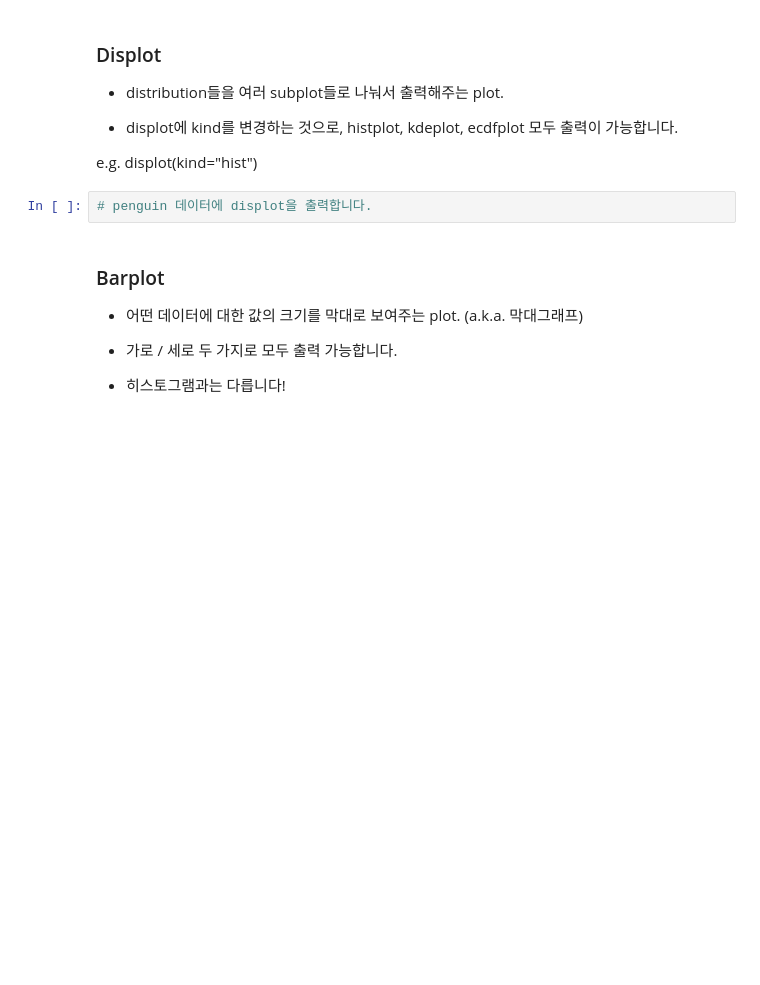
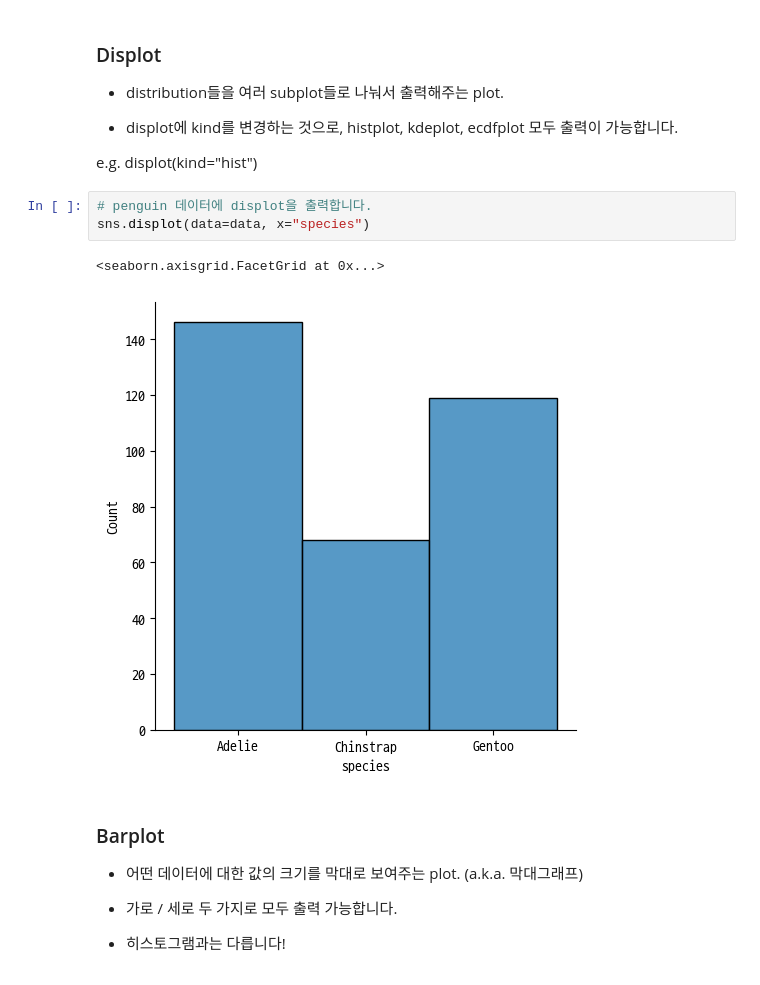
Before and after one commit to sainthm/MGS_AI_DS, a Jupyter notebook: YDK/Python_Basics_and_Data_Analysis/1. 데이터 시각화 Seaborn.ipynb, the cells around one changed output. Saved outputs shown, nothing was run; the diff lists cells and outputs as text; blank space fills up the shorter version.

Commit message:
Edit seaborn study file

```diff
--- a/YDK/Python_Basics_and_Data_Analysis/1. 데이터 시각화 Seaborn.ipynb
+++ b/YDK/Python_Basics_and_Data_Analysis/1. 데이터 시각화 Seaborn.ipynb
@@ -125,6 +125,10 @@ plt.show()
 e.g. displot(kind="hist")
 # %%
 # penguin 데이터에 displot을 출력합니다.
+sns.displot(data=data, x="species")
+# %% [output]
+<seaborn.axisgrid.FacetGrid at 0x...>
+[figure, added]
 # %% [markdown]
 ### Barplot
 
```
Also changed, not shown: parts of 18 cells of this notebook.
